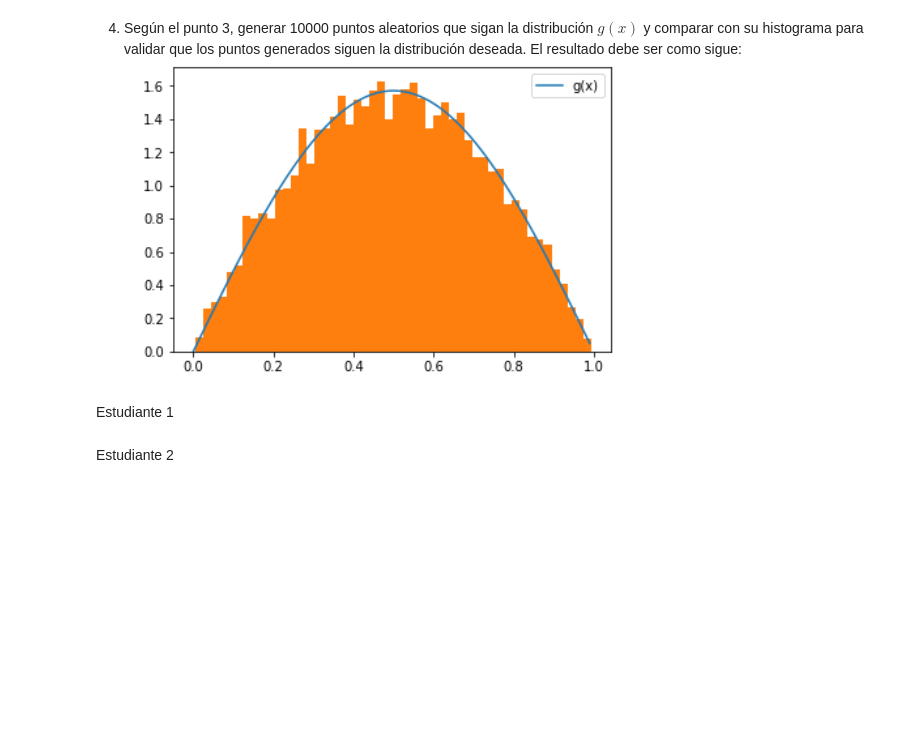
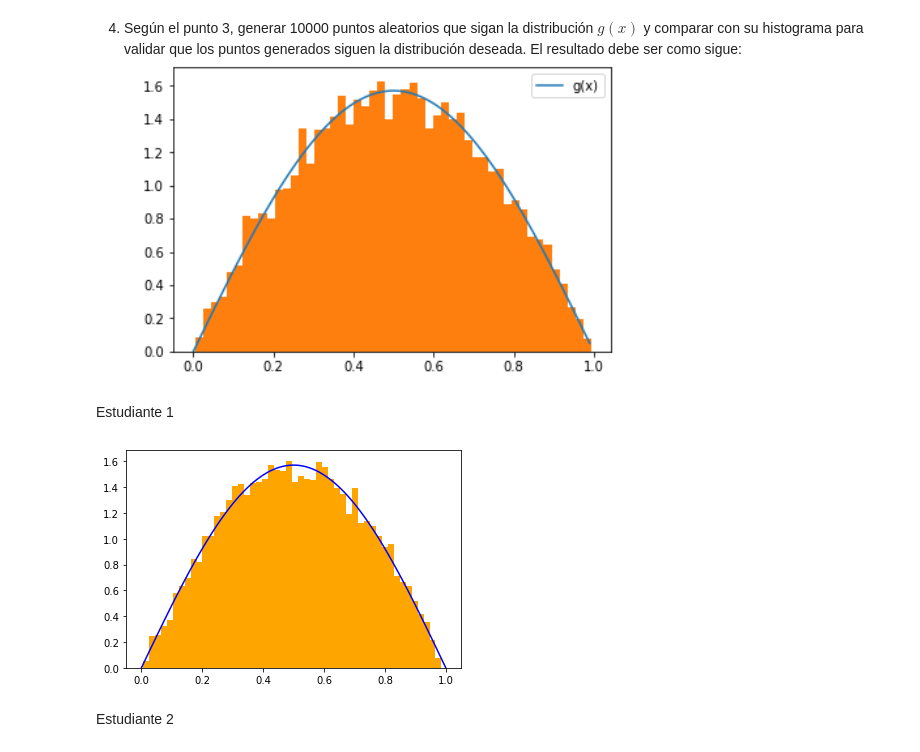
Before and after one commit to hectorfalomir/ProyectoConjunto_HJFalomir_AMartinez, a Jupyter notebook: Tarea5.ipynb, the cells around one changed output. Saved outputs shown, nothing was run; the diff lists cells and outputs as text; code cells hidden in the pictures; blank space fills up the shorter version.

```diff
--- a/Tarea5.ipynb
+++ b/Tarea5.ipynb
@@ -58,3 +118,20 @@ Estudiante 1
+# %%
+# Solución estudiante 1
+def g(x):
+    return (np.pi * np.sin(np.pi * x))/2
+
+def inversa_g(u):
+    return (1/np.pi)*np.arccos(1-(2*u))
+
+u = np.random.uniform(0, 1, 10000)
+
+x = np.linspace(0,1,100)
+
+plt.hist(inversa_g(u), bins=50, color='orange', density=True)
+plt.plot(x, g(x), 'b')
+plt.show()
+# %% [output]
+[figure, added]
 # %% [markdown]
 Estudiante 2
 # %% [markdown]
```
Also changed, not shown: parts of 20 cells of this notebook.
